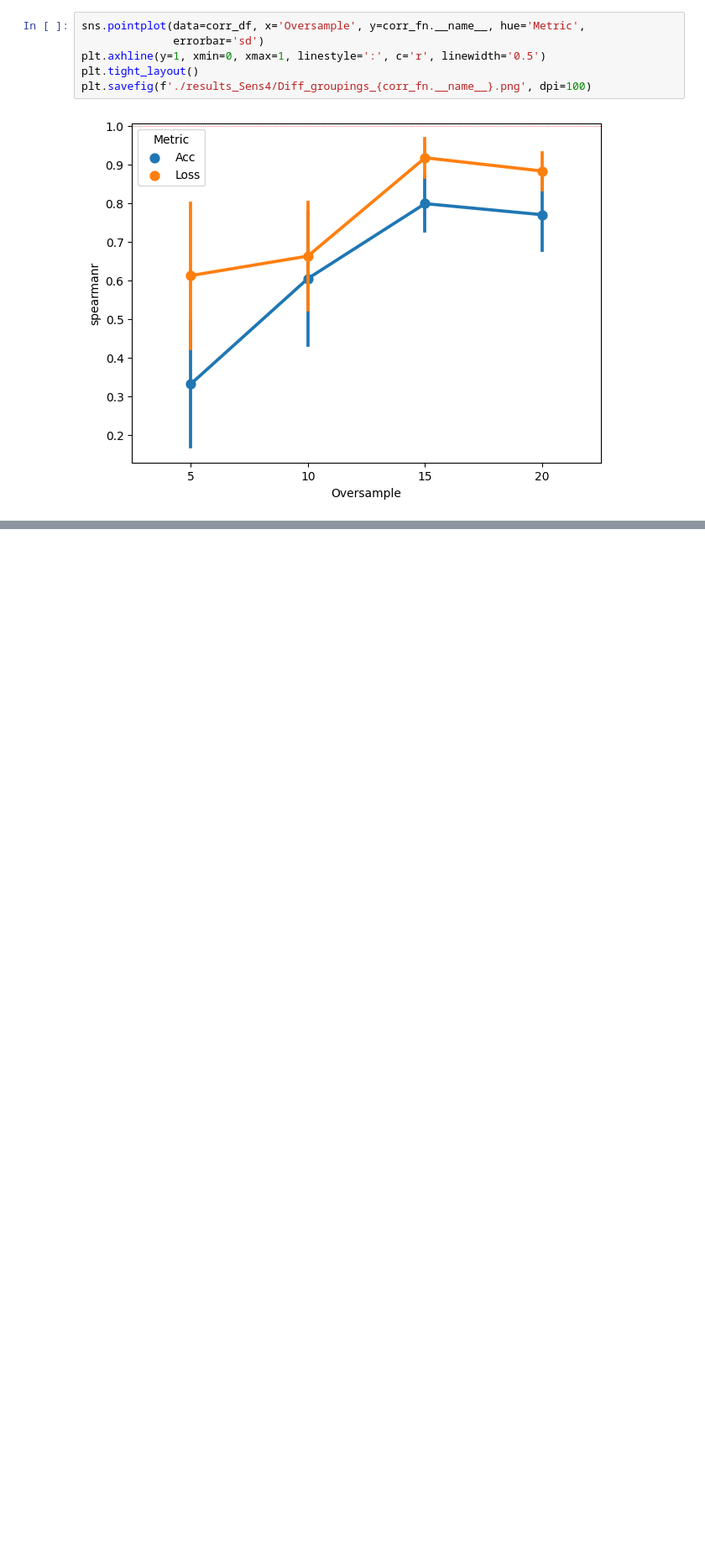
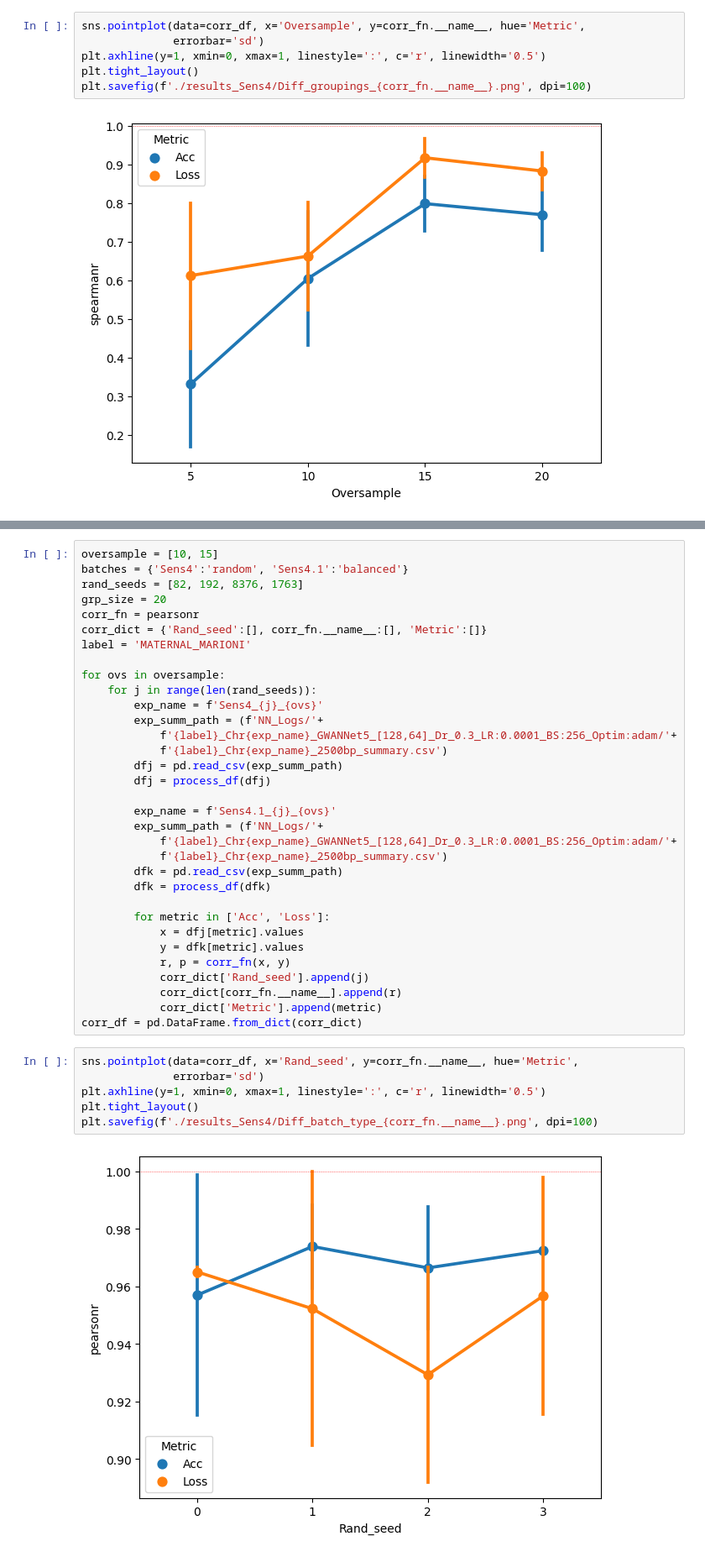
Before and after one commit to titoghose/GWANN, a Jupyter notebook: Code_AD/sensitivity_plots.ipynb, the cells around one changed output, grey strips where cells are left out. Shown at 84% size. Saved outputs shown, nothing was run; the diff lists cells and outputs as text; blank space fills up the shorter version.

Commit message:
Sens4.1 completed
Tested the effect of balancing batches.

```diff
--- a/Code_AD/sensitivity_plots.ipynb
+++ b/Code_AD/sensitivity_plots.ipynb
@@ -312,0 +315,41 @@ plt.savefig(f'./results_Sens4/Diff_groupings_{corr_fn.__name__}.png', dpi=100)
+# %%
+oversample = [10, 15]
+batches = {'Sens4':'random', 'Sens4.1':'balanced'}
+rand_seeds = [82, 192, 8376, 1763]
+grp_size = 20
+corr_fn = pearsonr
+corr_dict = {'Rand_seed':[], corr_fn.__name__:[], 'Metric':[]}
+label = 'MATERNAL_MARIONI'
+
+for ovs in oversample:
+    for j in range(len(rand_seeds)):
+        exp_name = f'Sens4_{j}_{ovs}'
+        exp_summ_path = (f'NN_Logs/'+
+            f'{label}_Chr{exp_name}_GWANNet5_[128,64]_Dr_0.3_LR:0.0001_BS:256_Optim:adam/'+
+            f'{label}_Chr{exp_name}_2500bp_summary.csv')
+        dfj = pd.read_csv(exp_summ_path)
+        dfj = process_df(dfj)
+
+        exp_name = f'Sens4.1_{j}_{ovs}'
+        exp_summ_path = (f'NN_Logs/'+
+            f'{label}_Chr{exp_name}_GWANNet5_[128,64]_Dr_0.3_LR:0.0001_BS:256_Optim:adam/'+
+            f'{label}_Chr{exp_name}_2500bp_summary.csv')
+        dfk = pd.read_csv(exp_summ_path)
+        dfk = process_df(dfk)
+
+        for metric in ['Acc', 'Loss']:
+            x = dfj[metric].values
+            y = dfk[metric].values
+            r, p = corr_fn(x, y)
+            corr_dict['Rand_seed'].append(j)
+            corr_dict[corr_fn.__name__].append(r)
+            corr_dict['Metric'].append(metric)
+corr_df = pd.DataFrame.from_dict(corr_dict)
+# %%
+sns.pointplot(data=corr_df, x='Rand_seed', y=corr_fn.__name__, hue='Metric',
+              errorbar='sd')
+plt.axhline(y=1, xmin=0, xmax=1, linestyle=':', c='r', linewidth='0.5')
+plt.tight_layout()
+plt.savefig(f'./results_Sens4/Diff_batch_type_{corr_fn.__name__}.png', dpi=100)
+# %% [output]
+[figure, added]
```
Also changed, not shown: parts of 2 cells of this notebook, 2 other files.
